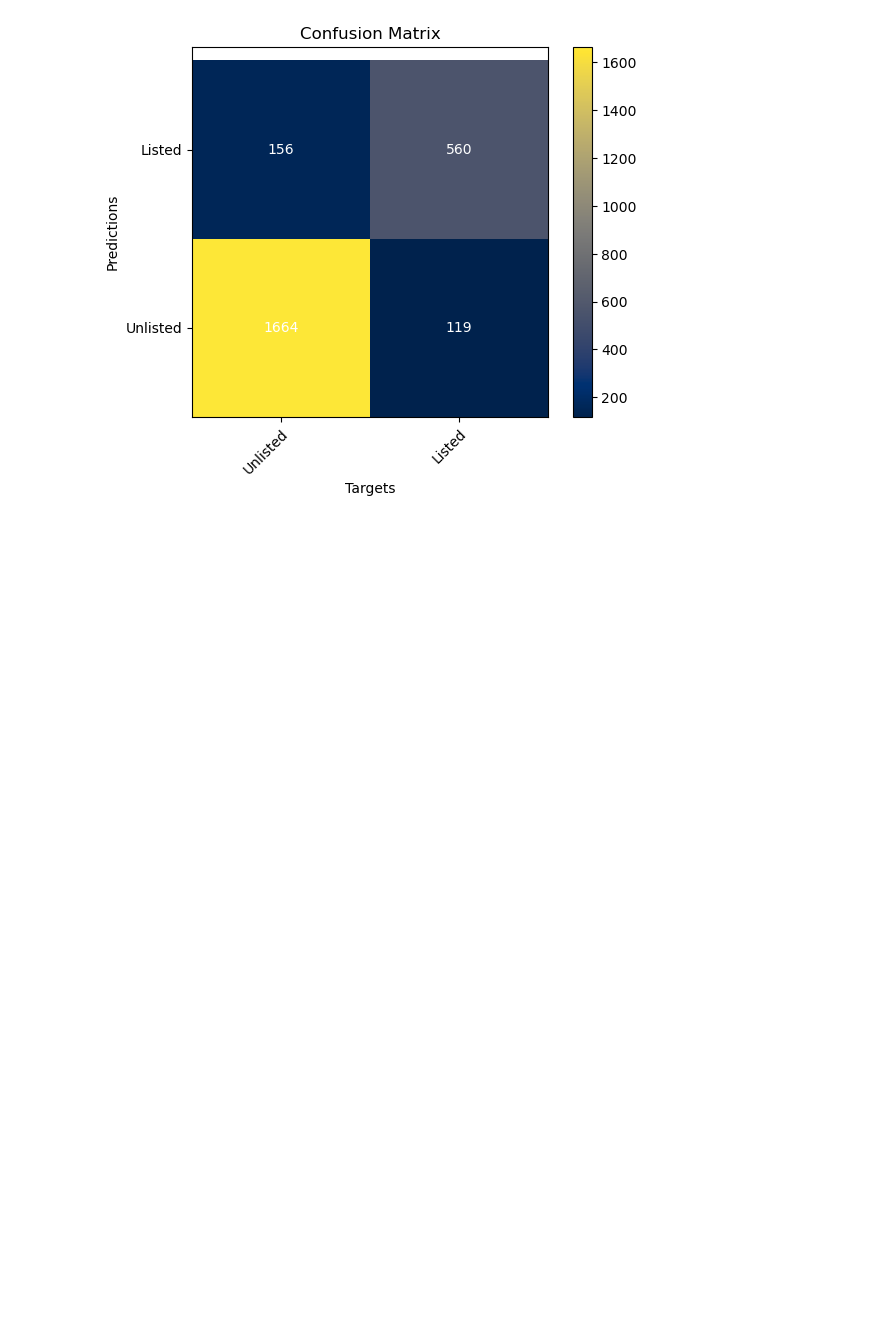
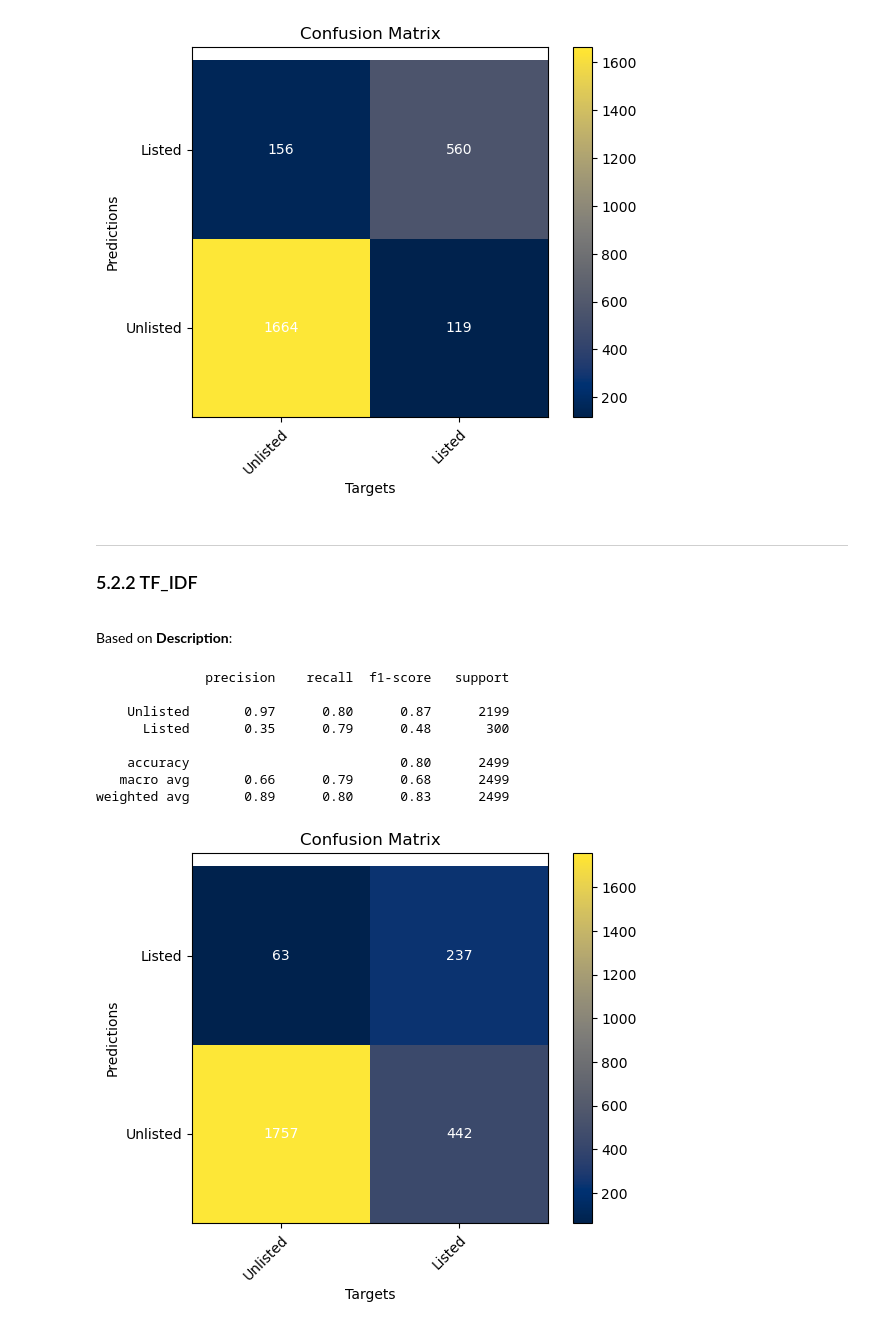
Before and after one commit to iryna-savchuk/TM_project, a Jupyter notebook: NLP_17_catia.ipynb, the cells around one changed output. Drawn from its saved outputs; the diff is of its cells as text; code cells hidden in the pictures; blank space fills up the shorter version.

```diff
--- a/NLP_17_catia.ipynb
+++ b/NLP_17_catia.ipynb
@@ -1225,3 +1394,32 @@ plot_cm(confusion_matrix(y_pred, y_val), labels.keys())
    macro avg       0.87      0.86      0.86      2499
 weighted avg       0.89      0.89      0.89      2499
 [figure]
+# %% [markdown]
+<hr>
+<a class="anchor" id="randomforest_tfidf">
+
+### 5.2.2 TF_IDF
+
+</a>
+# %% [markdown]
+Based on **Description**:
+# %%
+model_forest.fit(X_train_1_tfidf,y_train)
+
+# Prediction
+y_pred_forest = model_forest.predict(X_val_1_tfidf)
+
+# Evaluation
+print(classification_report(y_pred_forest, y_val, target_names = labels.keys()))
+
+plot_cm(confusion_matrix(y_pred_forest, y_val), labels.keys())
+# %% [output]
+              precision    recall  f1-score   support
+
+    Unlisted       0.97      0.80      0.87      2199
+      Listed       0.35      0.79      0.48       300
+
+    accuracy                           0.80      2499
+   macro avg       0.66      0.79      0.68      2499
+weighted avg       0.89      0.80      0.83      2499
+[figure, added]
```
Also changed, not shown: parts of 57 cells of this notebook.
